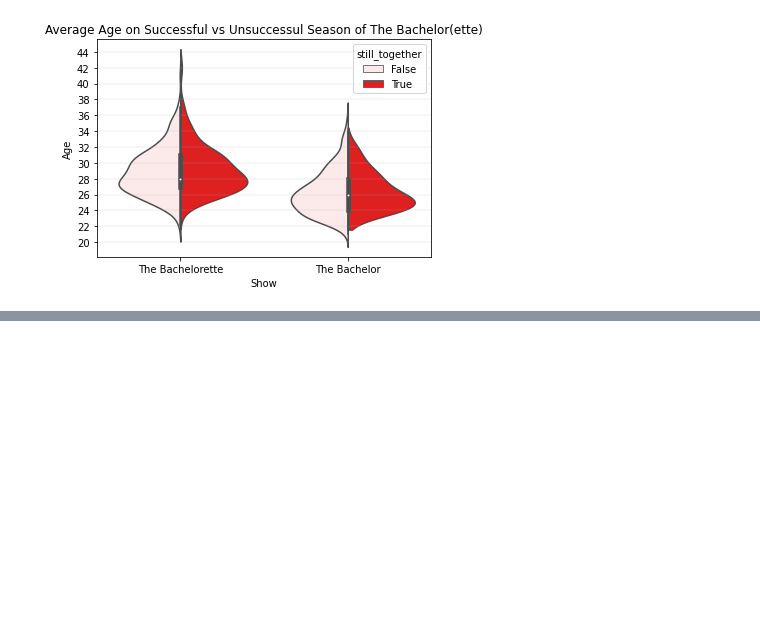
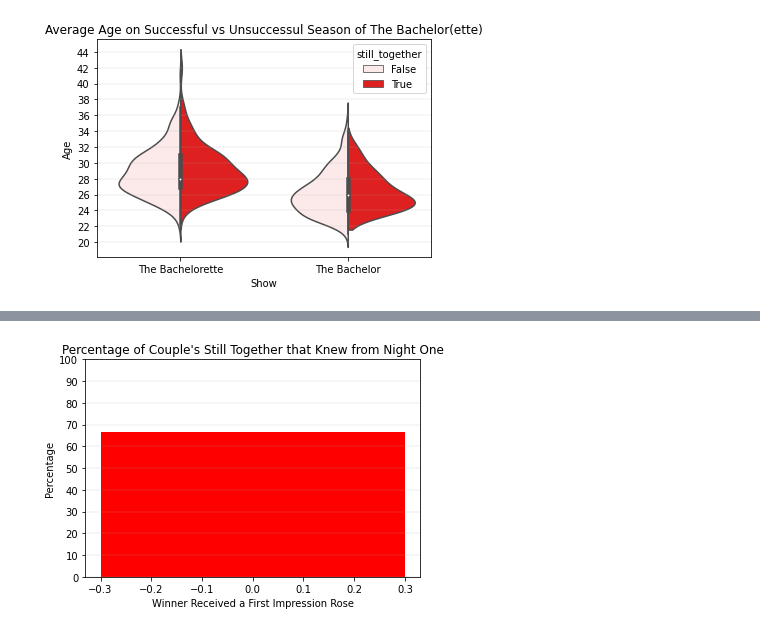
Before and after one commit to deliav04/deliav04.github.io, a Jupyter notebook: Final Project.ipynb, the cells around one changed output, grey strips where cells are left out. Saved outputs shown, nothing was run; the diff lists cells and outputs as text; code cells hidden in the pictures; blank space fills up the shorter version.

```diff
--- a/Final Project.ipynb
+++ b/Final Project.ipynb
@@ -352,0 +522,20 @@ roses = pd.read_csv('csv/roses.csv').drop('Unnamed: 0', axis=1)
+# %%
+N=1
+bachelorette_seasons = roses[roses['sex'] == 'F'][roses['season'] >=3][roses['still_together']]
+
+num_seasons = (bachelorette_seasons.sex.count())
+fi = bachelorette_seasons[bachelorette_seasons['winner_fi']].sex.count()
+
+
+ind = np.arange(N)
+width = 0.6
+
+p1 = plt.bar(ind, fi*100/num_seasons, width, color = 'red')
+plt.ylabel('Percentage')
+plt.xlabel("Winner Received a First Impression Rose")
+plt.title('Percentage of Couple\'s Still Together that Knew from Night One')
+plt.yticks(np.arange(0, 101, 10))
+plt.grid(b=True, axis='y', lw=.2)
+plt.show()
+# %% [output]
+[figure, added]
```
Also changed, not shown: parts of 17 cells of this notebook, 1 other file.
